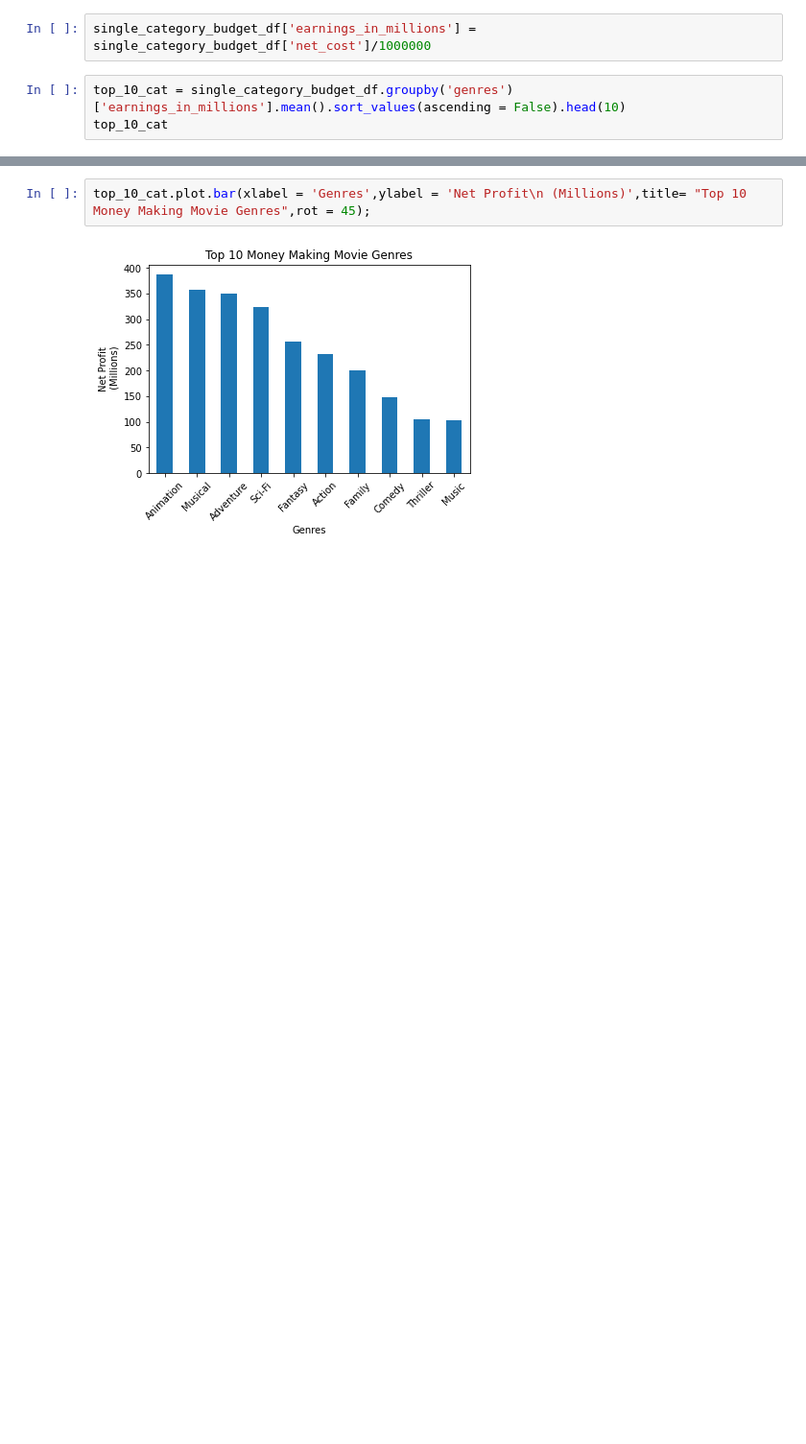
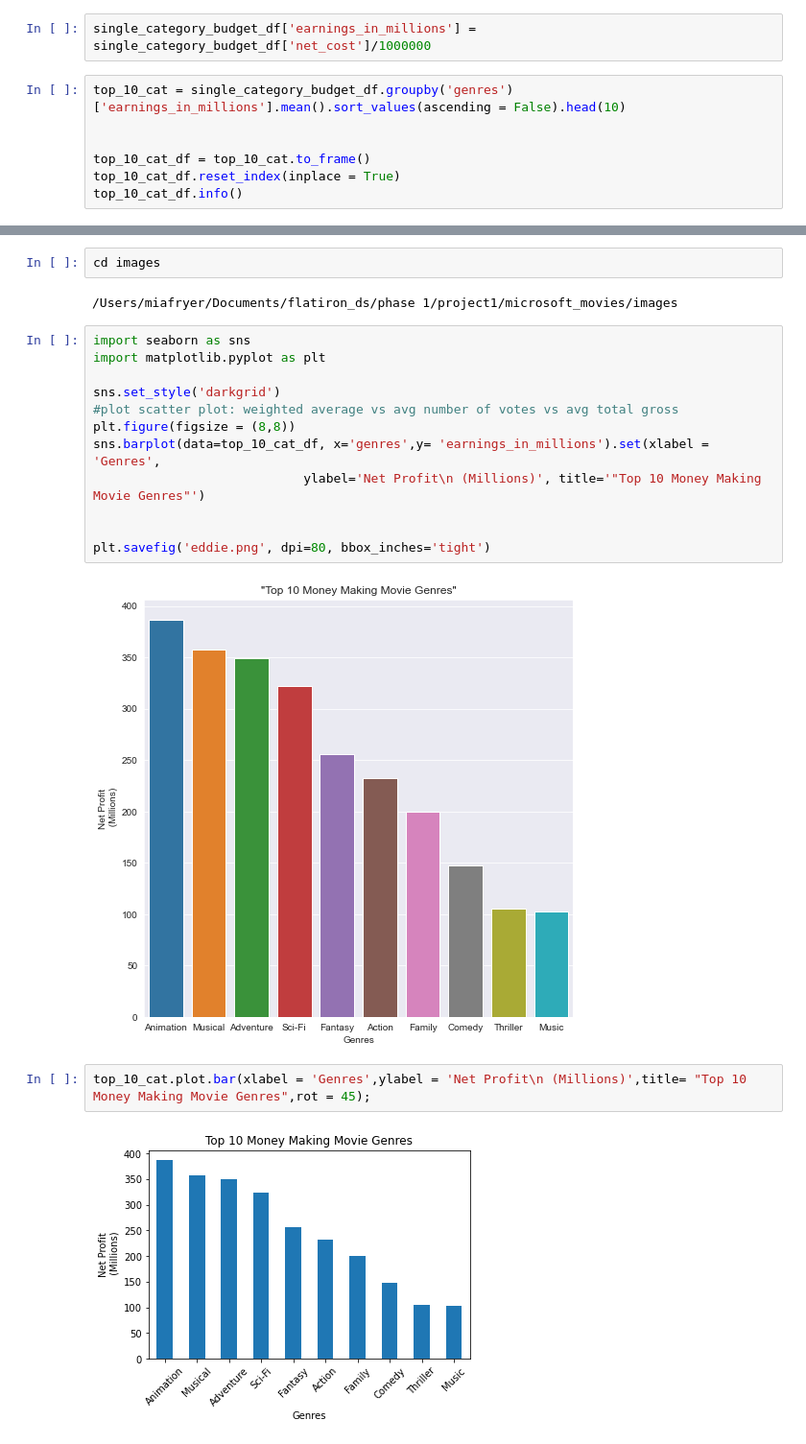
Before and after one commit to iansharff/microsoft_movies, a Jupyter notebook: individuals/eddie/Lin_E_data.ipynb, the cells around one changed output, grey strips where cells are left out. Shown: that part at 96% size. Cells and saved outputs as stored; diff of their text form; blank space fills up the shorter version.

```diff
--- a/individuals/eddie/Lin_E_data.ipynb
+++ b/individuals/eddie/Lin_E_data.ipynb
@@ -143,5 +145,9 @@ single_category_budget_df.groupby('genres').count()
 single_category_budget_df['earnings_in_millions'] = single_category_budget_df['net_cost']/1000000
 # %%
 top_10_cat = single_category_budget_df.groupby('genres')['earnings_in_millions'].mean().sort_values(ascending = False).head(10)
-top_10_cat
+
+
+top_10_cat_df = top_10_cat.to_frame()
+top_10_cat_df.reset_index(inplace = True)
+top_10_cat_df.info()
 # %% [output]
@@ -160,3 +172,21 @@ Name: earnings_in_millions, dtype: float64
+# %%
+cd images
+# %% [output]
+/Users/miafryer/Documents/flatiron_ds/phase 1/project1/microsoft_movies/images
+# %%
+import seaborn as sns
+import matplotlib.pyplot as plt
+
+sns.set_style('darkgrid')
+#plot scatter plot: weighted average vs avg number of votes vs avg total gross
+plt.figure(figsize = (8,8))
+sns.barplot(data=top_10_cat_df, x='genres',y= 'earnings_in_millions').set(xlabel = 'Genres',
+                            ylabel='Net Profit\n (Millions)', title='"Top 10 Money Making Movie Genres"')
+
+
+plt.savefig('eddie.png', dpi=80, bbox_inches='tight')
+# %% [output]
+[figure, added]
 # %%
 top_10_cat.plot.bar(xlabel = 'Genres',ylabel = 'Net Profit\n (Millions)',title= "Top 10 Money Making Movie Genres",rot = 45);
 # %% [output]
```
Also changed, not shown: parts of 6 cells of this notebook, 3 other files.
